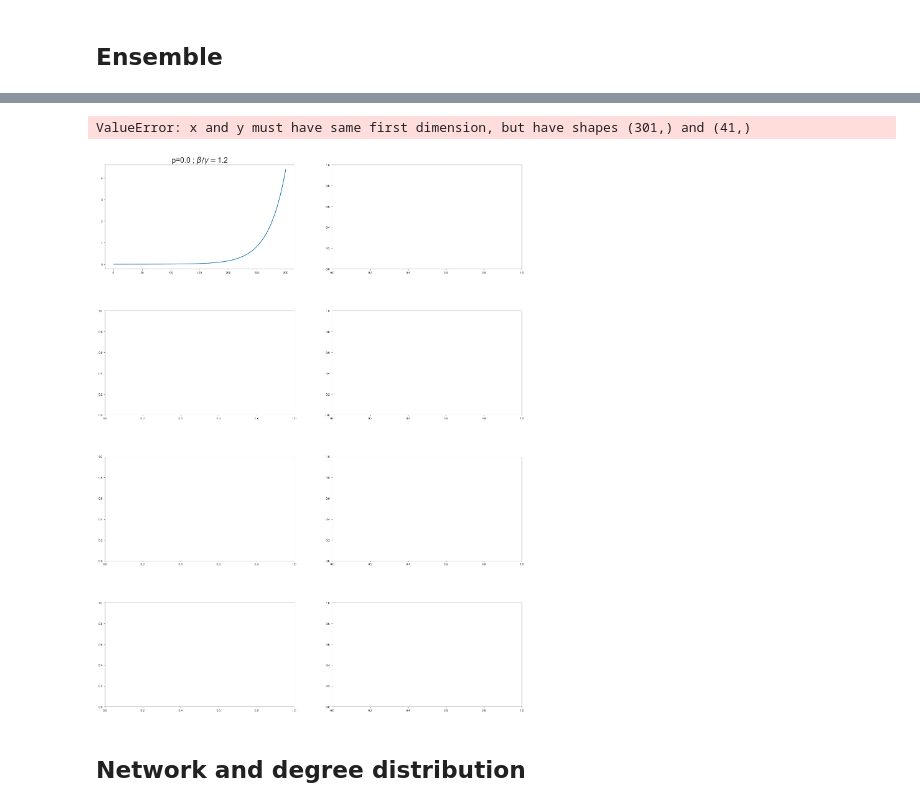
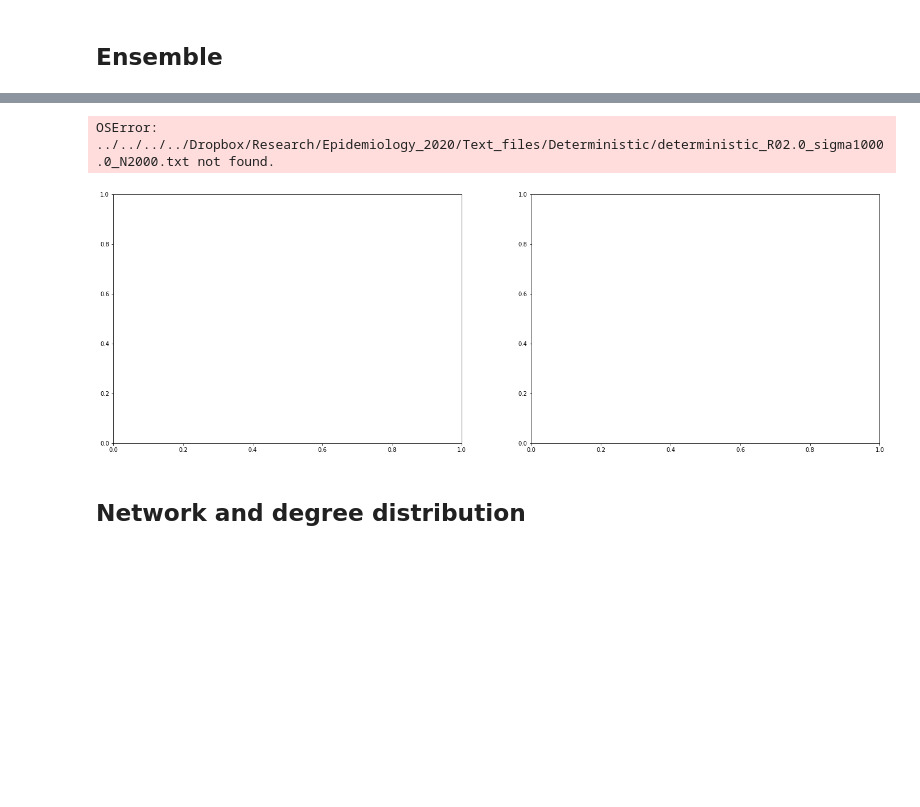
Before and after one commit to betoto008/Epidemiology_2020, a Jupyter notebook: Jupyter_Notebooks/Model_SEIR_network.ipynb, the cells around one changed output, grey strips where cells are left out. Saved outputs shown, nothing was run; the diff lists cells and outputs as text; code cells hidden in the pictures; blank space fills up the shorter version.

```diff
--- a/Jupyter_Notebooks/Model_SEIR_network.ipynb
+++ b/Jupyter_Notebooks/Model_SEIR_network.ipynb
@@ -101,18 +101,18 @@ N = 2000
 print('N:', N)
 gamma = 1/6
 print('Gamma:', gamma)
-sigma = 1000
+sigma = 1/4
 print('Sigma:', sigma)
 graphs = [G1]
 graphs_names = np.array(['barabasi-albert','watts-strogatz'])
 sampling_protocol = np.array(['uniform', 'aposteriori'])
 folders  = np.array(['../Figures/Control/Stochastic/Ensemble/Networks/', '../Figures/Stochastic/Networks/'])
 
-ps = np.array([0.0, 1.0])
+ps = np.array([0.0])
 #ps = np.array([1.0, 0.5, 0.1, 0.0])
 print('ps:',ps)
-n_sims = np.array([100, 100, 100, 100, 100, 100])
-#n_sims = np.array([3000, 1000, 1000, 800, 800, 600, 500])
+#n_sims = np.array([200, 200, 200, 200, 200, 200])
+n_sims = np.array([5000, 4000, 3000, 2000, 1000, 1000, 600])
 print('n_sim:',n_sims)
 R0s = np.array([1.2, 2.0, 3.0, 4.5])
 R0s2 = np.array([0.8, 1.2, 2.0, 3.0, 4.5])
@@ -197,37 +184,37 @@ Wall time: 10min 14s
 # %%
 #ps = [1.0]
-#betas = [2.0*1/6]
-#Ts_total = [40]
+betas = [2.0*1/6]
+Ts_total = [40]
 sigma = 1000
 fig, ax = plt.subplots(len(betas),len(ps), figsize = (24, 8*len(betas)),gridspec_kw={'hspace':0.4})
 col = 0
 for p in ps:
     row = 0
     for beta, T_total in zip(betas, Ts_total):
         days = np.array(range(T_total+1))
         I_data = np.loadtxt('../../../../Dropbox/Research/Epidemiology_2020/Text_files/Stochastic/Networks/barabasi-albert/ensemble_I_R0%.1f_sigma%.1f_N%d_p%.1f_barabasi-albert.txt'%(beta/gamma,sigma,N,p))
         I_avg = np.mean(I_data , axis = 0)
         I_data2 = [I_data[i,:] for i in range(len(I_data[:,0])) if max(I_data[i,:])>(1/(beta-gamma))]
         I_avg_not_ext = np.mean(I_data2 , axis = 0)
         I_data3 = [I_data[i,:] for i in range(len(I_data[:,0])) if max(I_data[i,:])<(1/(beta-gamma))]
         I_avg_ext = np.mean(I_data3 , axis = 0)
         I_det = np.loadtxt('../../../../Dropbox/Research/Epidemiology_2020/Text_files/Deterministic/deterministic_R0%.1f_sigma%.1f_N%d.txt'%(beta/gamma,sigma,N))
 
         ax[row, col].set_title(r'p=%.1f ; $\beta/\gamma=$%.1f'%(p, beta/gamma), fontsize = 24)
         ax[row, col].plot(I_det[0,:],I_det[1,:], label = 'det', linewidth = 2)
         ax[row, col].plot(days,I_avg, label = 'avg', linewidth = 2)
         ax[row, col].plot(days,I_avg_not_ext, label = 'avg|~ext', linewidth = 2)
         ax[row, col].plot(days,I_avg_ext, label = 'avg|ext', linewidth = 2)
         ax[row, col].tick_params(labelsize = 24)
         ax[row, col].set_yscale('log')
         ax[row, col].set_xlabel('time', fontsize = 22)
         ax[row, col].set_ylabel('ind', fontsize = 22)
         ax[row, col].legend(fontsize = 22)
         row +=1
     col+=1
 # %% [output]
-ValueError: x and y must have same first dimension, but have shapes (301,) and (41,)
+OSError: ../../../../Dropbox/Research/Epidemiology_2020/Text_files/Deterministic/deterministic_R02.0_sigma1000.0_N2000.txt not found.
-[figure, old version]
+[figure, new version]
 # %% [markdown]
 ## Network and degree distribution
 # %%
```
Also changed, not shown: parts of 3 cells of this notebook, 5 other files.
